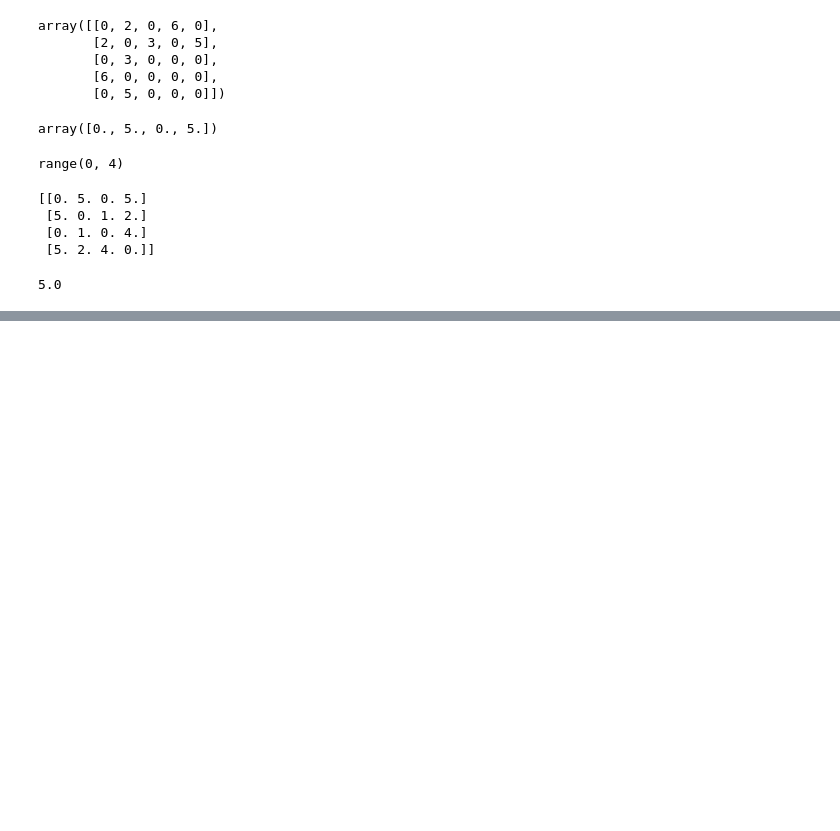
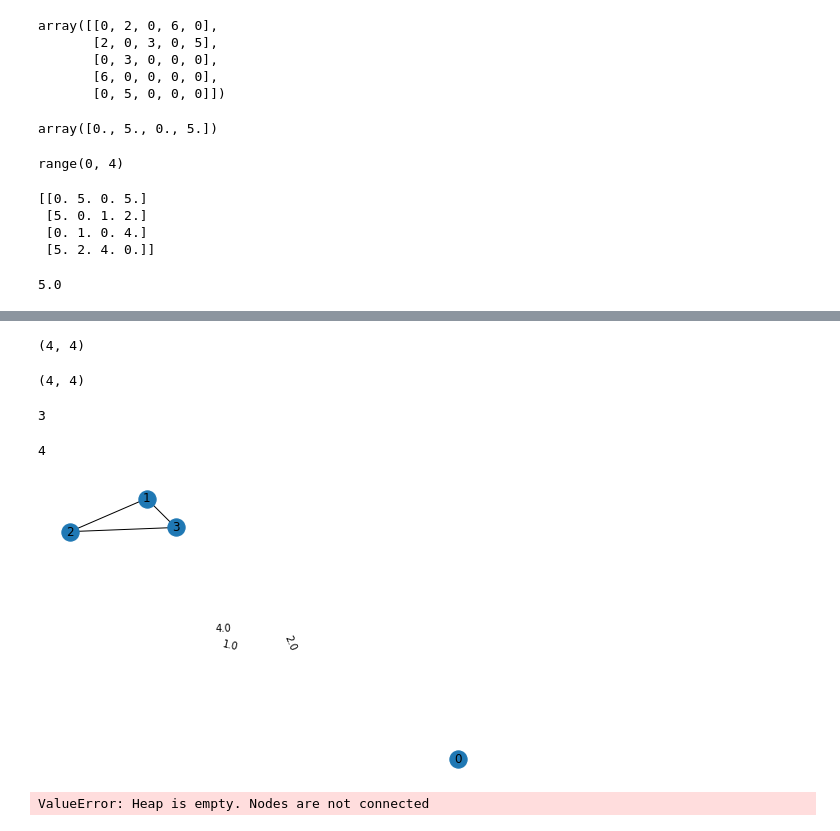
Before and after one commit to tlouskt/hw4-prim-mst, a Jupyter notebook: hw4-testing.ipynb, the cells around one changed output, grey strips where cells are left out. Drawn from its saved outputs; the diff is of its cells as text; code cells hidden in the pictures; blank space fills up the shorter version.

```diff
--- a/hw4-testing.ipynb
+++ b/hw4-testing.ipynb
@@ -274,0 +285,16 @@ g4 = np.array( [[0, 2, 0, 6, 0],
+# %%
+g.shape
+# %% [output]
+(4, 4)
+# %%
+final.shape
+# %% [output]
+(4, 4)
+# %%
+np.count_nonzero(final) // 2
+# %% [output]
+3
+# %%
+len(g)
+# %% [output]
+4
@@ -274,0 +305,17 @@ g4 = np.array( [[0, 2, 0, 6, 0],
+# %%
+un = np.array([[0., 0., 0., 0.],
+               [0., 0., 1., 2.],
+               [0., 1., 0., 4.],
+               [0., 2., 4., 0.]])
+
+un_vis = nx.from_numpy_array(un)
+nx.draw(un_vis, with_labels = True)
+labels = nx.get_edge_attributes(un_vis,'weight')
+nx.draw_networkx_edge_labels(un_vis, pos=nx.spring_layout(un_vis), edge_labels=labels)
+plt.show()
+# %% [output]
+[figure, added]
+# %%
+prim(un)
+# %% [output]
+ValueError: Heap is empty. Nodes are not connected
```
Also changed, not shown: parts of 5 cells of this notebook, 3 other files.
